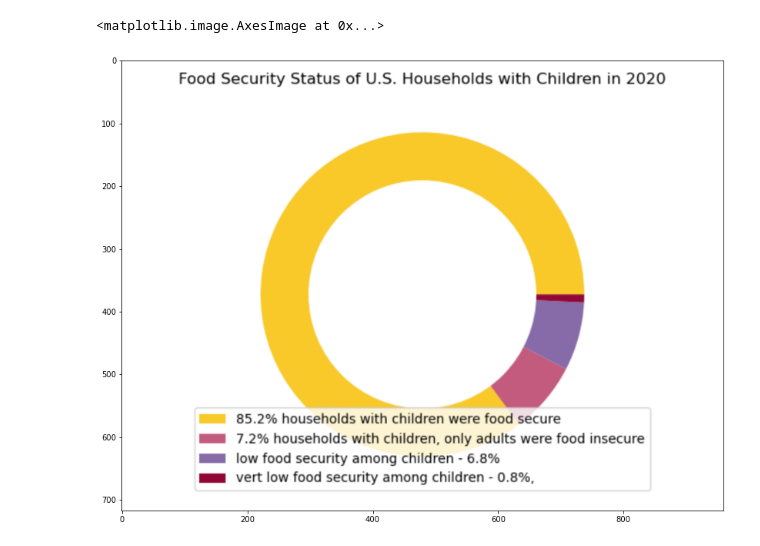
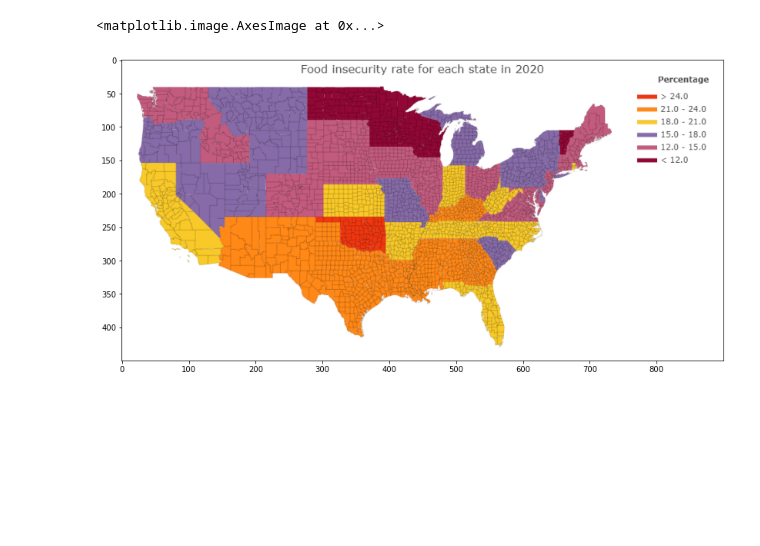
Before and after one commit to MCsweetsoup/ECE143_finalproject_submit, a Jupyter notebook: visualization.ipynb, the cells around one changed output. Saved outputs shown, nothing was run; the diff lists cells and outputs as text; code cells hidden in the pictures; blank space fills up the shorter version.

```diff
--- a/visualization.ipynb
+++ b/visualization.ipynb
@@ -18,7 +60,7 @@ plt.imshow(food_inse_per_state)
 # %%
-food_inse_pie = plt.imread('./image/Food Security Status of U.S. Households with Children in 2020.png')
+food_inse_heatmap = plt.imread('./image/Food Insecurity Rate By State In 2020.png')
 plt.figure(figsize=(14, 12))
-plt.imshow(food_inse_pie)
+plt.imshow(food_inse_heatmap)
 # %% [output]
 <matplotlib.image.AxesImage at 0x...>
-[figure, old version]
+[figure, new version]
```
Also changed, not shown: parts of 15 cells of this notebook.
